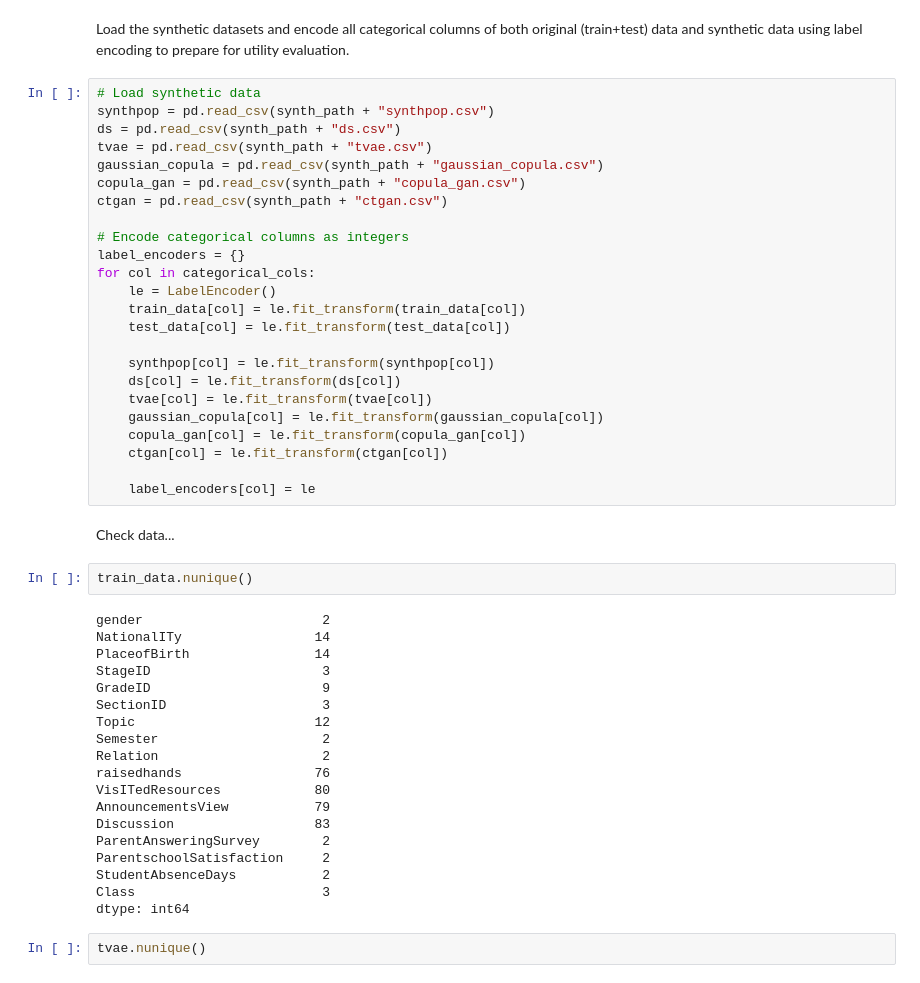
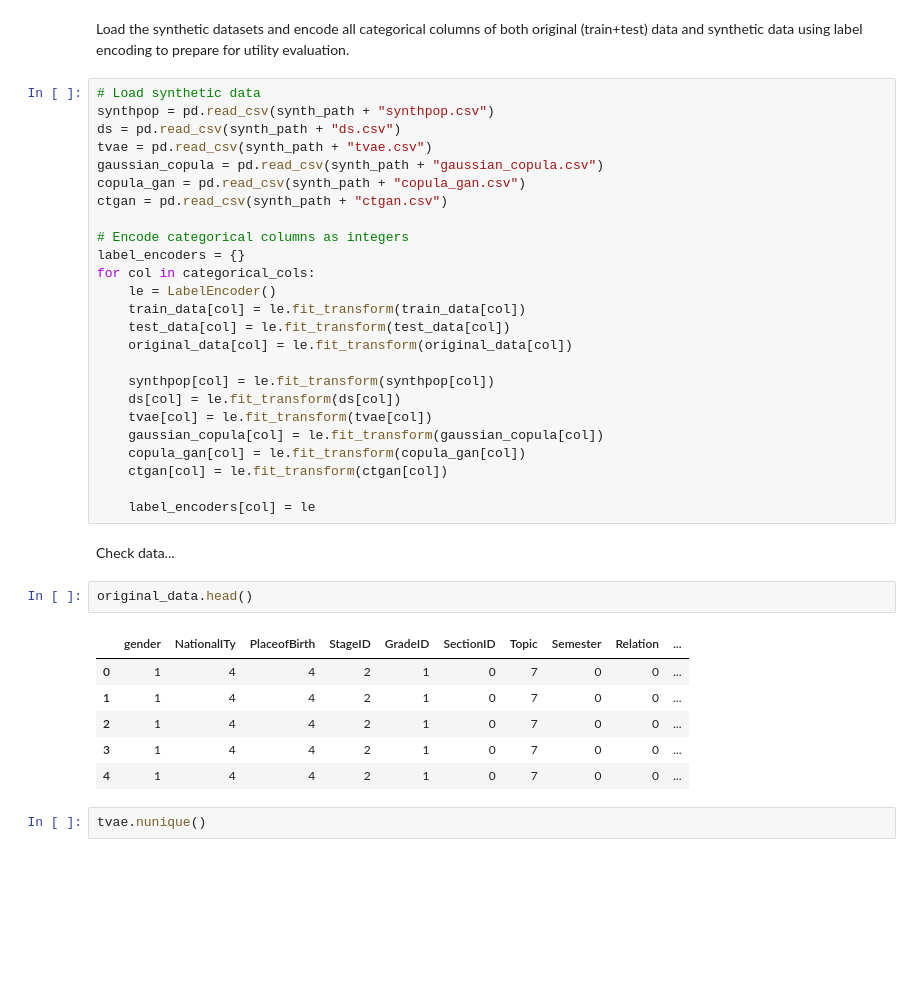
Before and after one commit to toHartel/bt-tobias-hartel, a Jupyter notebook: scripts/notebooks/1_university_of_jordan.ipynb, the cells around one changed output. Saved outputs shown, nothing was run; the diff lists cells and outputs as text; blank space fills up the shorter version.

```diff
--- a/scripts/notebooks/1_university_of_jordan.ipynb
+++ b/scripts/notebooks/1_university_of_jordan.ipynb
@@ -235,6 +235,7 @@ for col in categorical_cols:
     le = LabelEncoder()
     train_data[col] = le.fit_transform(train_data[col])
     test_data[col] = le.fit_transform(test_data[col])
+    original_data[col] = le.fit_transform(original_data[col])
 
     synthpop[col] = le.fit_transform(synthpop[col])
     ds[col] = le.fit_transform(ds[col])
@@ -246,27 +247,15 @@ for col in categorical_cols:
     label_encoders[col] = le
 # %% [markdown]
 Check data...
-# %%
-train_data.nunique()
-# %% [output]
-gender                       2
-NationalITy                 14
-PlaceofBirth                14
-StageID                      3
-GradeID                      9
-SectionID                    3
-Topic                       12
-Semester                     2
-Relation                     2
-raisedhands                 76
-VisITedResources            80
-AnnouncementsView           79
-Discussion                  83
-ParentAnsweringSurvey        2
-ParentschoolSatisfaction     2
-StudentAbsenceDays           2
-Class                        3
-dtype: int64
+# %%
+original_data.head()
+# %% [output]
+|  | gender | NationalITy | PlaceofBirth | StageID | GradeID | SectionID | Topic | Semester | Relation | ... |
+| 0 | 1 | 4 | 4 | 2 | 1 | 0 | 7 | 0 | 0 | ... |
+| 1 | 1 | 4 | 4 | 2 | 1 | 0 | 7 | 0 | 0 | ... |
+| 2 | 1 | 4 | 4 | 2 | 1 | 0 | 7 | 0 | 0 | ... |
+| 3 | 1 | 4 | 4 | 2 | 1 | 0 | 7 | 0 | 0 | ... |
+| 4 | 1 | 4 | 4 | 2 | 1 | 0 | 7 | 0 | 0 | ... |
 # %%
 tvae.nunique()
 # %% [output]
```
Also changed, not shown: parts of 6 cells of this notebook, 4 other files.
